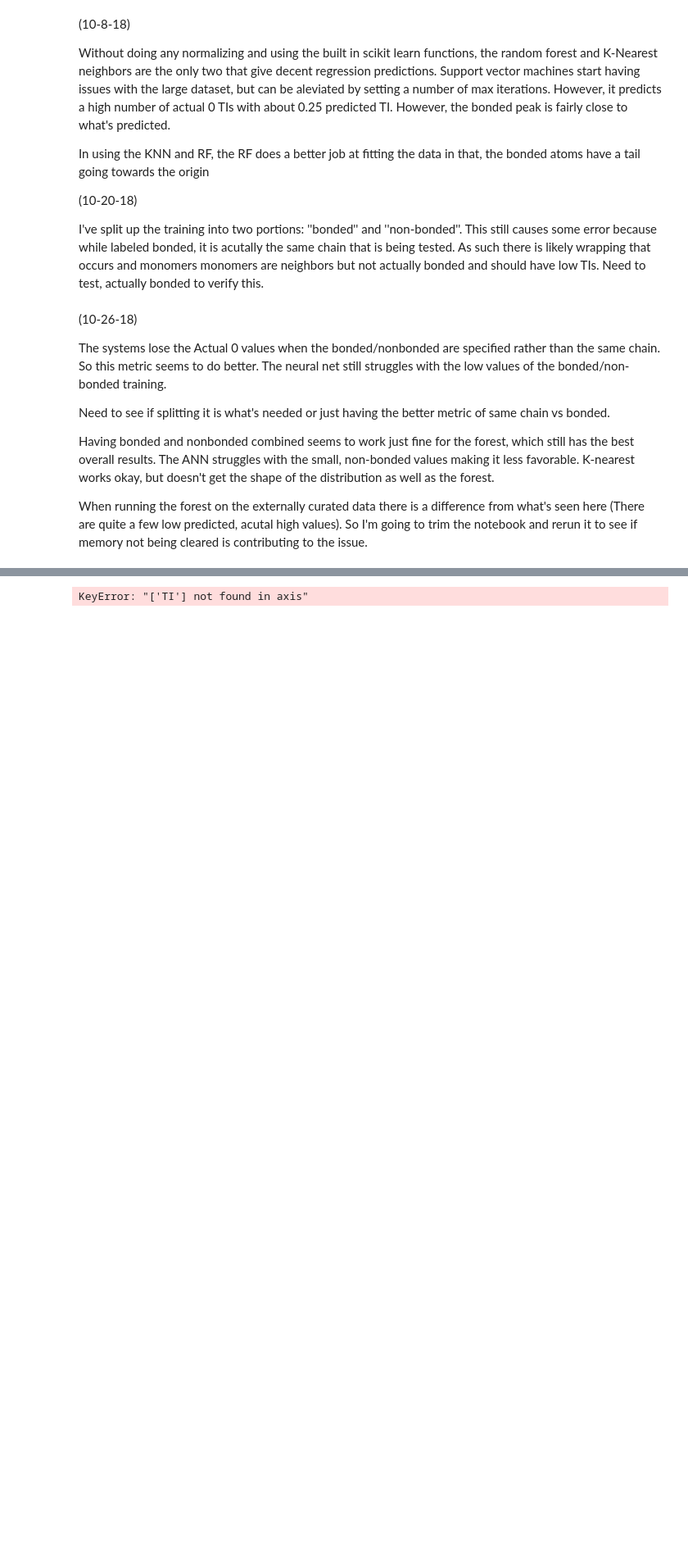
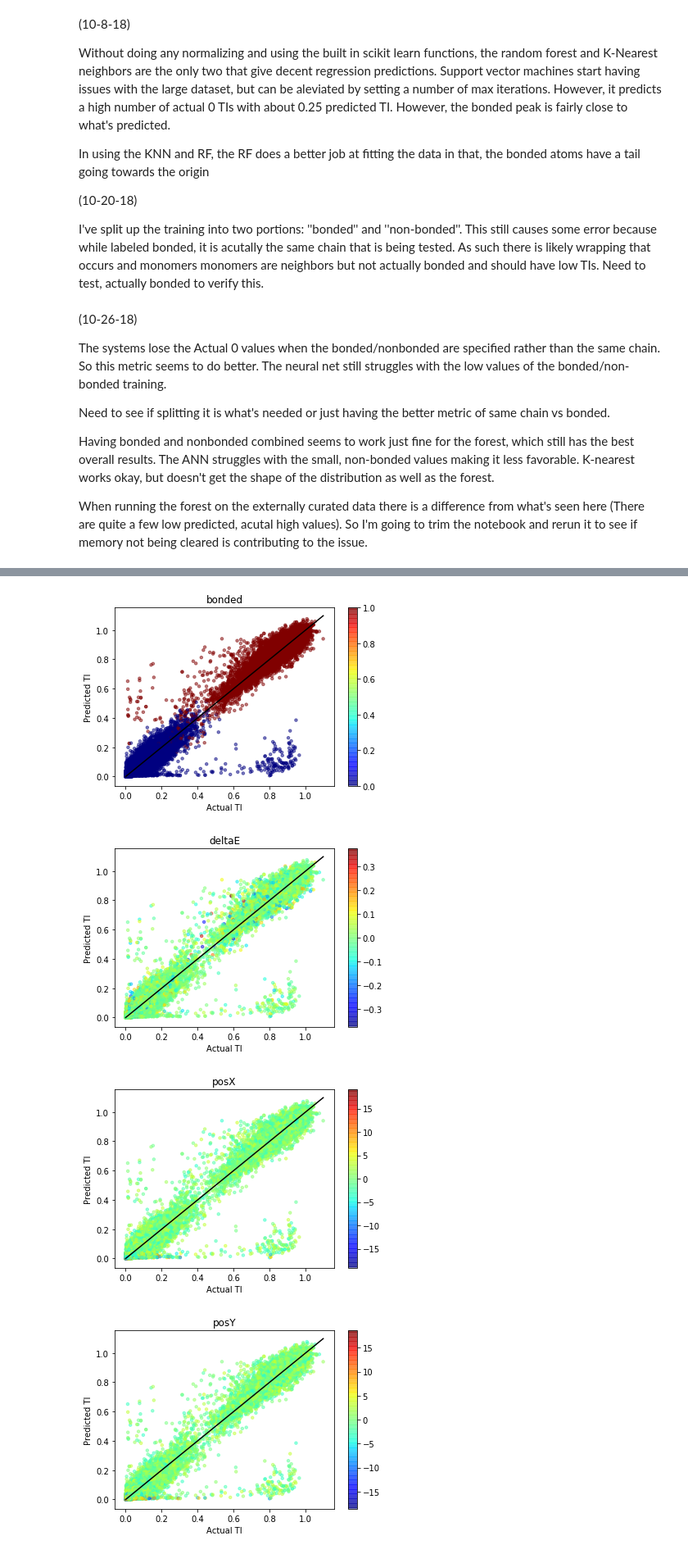
Before and after one commit to evanmiller326/Chromophore_Random_Forest, a Jupyter notebook: Untitled.ipynb, the cells around one changed output, grey strips where cells are left out. Shown at 82% size. Saved outputs shown, nothing was run; the diff lists cells and outputs as text; code cells hidden in the pictures; blank space fills up the shorter version.

```diff
--- a/Untitled.ipynb
+++ b/Untitled.ipynb
@@ -113,6 +112,24 @@ def teach_the_terminator(train_features,
 #    )
 #
 #    plot_based_on_density(test_answers, pred_y, "Neural Net", r_value**2, mae)
+# %%
+def make_plots(actual, predicted, feature, names):
+    plt.close()
+    colors = feature
+    plt.scatter(
+        actual, predictions, s=12, alpha=0.5, zorder=0, c=colors, cmap="jet"
+    )
+    plt.plot(
+        np.linspace(0, np.amax(actual), 10),
+        np.linspace(0, np.amax(actual), 10),
+        c="k",
+        zorder=10,
+    )
+    plt.colorbar()
+    plt.ylabel("Predicted TI")
+    plt.xlabel("Actual TI")
+    plt.title("{}".format(names))
+    plt.show()
 # %%
 def analyze_predictions(predictions, test_labels):
     slope, intercept, r_value, p_value, std_err = stats.linregress(test_labels.values.flatten(),
@@ -246,7 +264,7 @@ train_features, test_features, train_labels, test_labels = mlh.get_data(
                     'ordered_frame_0'],
     validation_tables=['disordered_frame_1'],
     absolute=['rotX', 'rotY', 'rotZ'],
-    skip=['delta_E', 'chromophoreA', 'chromophoreB'],
+    skip=['chromophoreA', 'chromophoreB'],
     yval='TI',
 )
 # %% [output]
@@ -285,4 +307,13 @@ KeyError: "['TI'] not found in axis"
-# %%
-train_features.drop(['TI'])
-# %% [output]
-KeyError: "['TI'] not found in axis"
+# %%
+columns = list(train_features.drop('TI', axis=1))
+# %%
+for column in columns:
+    make_plots(test_labels.values.flatten(),
+               predictions.flatten(),
+              test_features[[column]].values.flatten(),
+              column)
+# %% [output]
+[figure, added]
+[figure, added]
+[figure, added]
+[figure, added]
```
Also changed, not shown: parts of 5 cells of this notebook.
